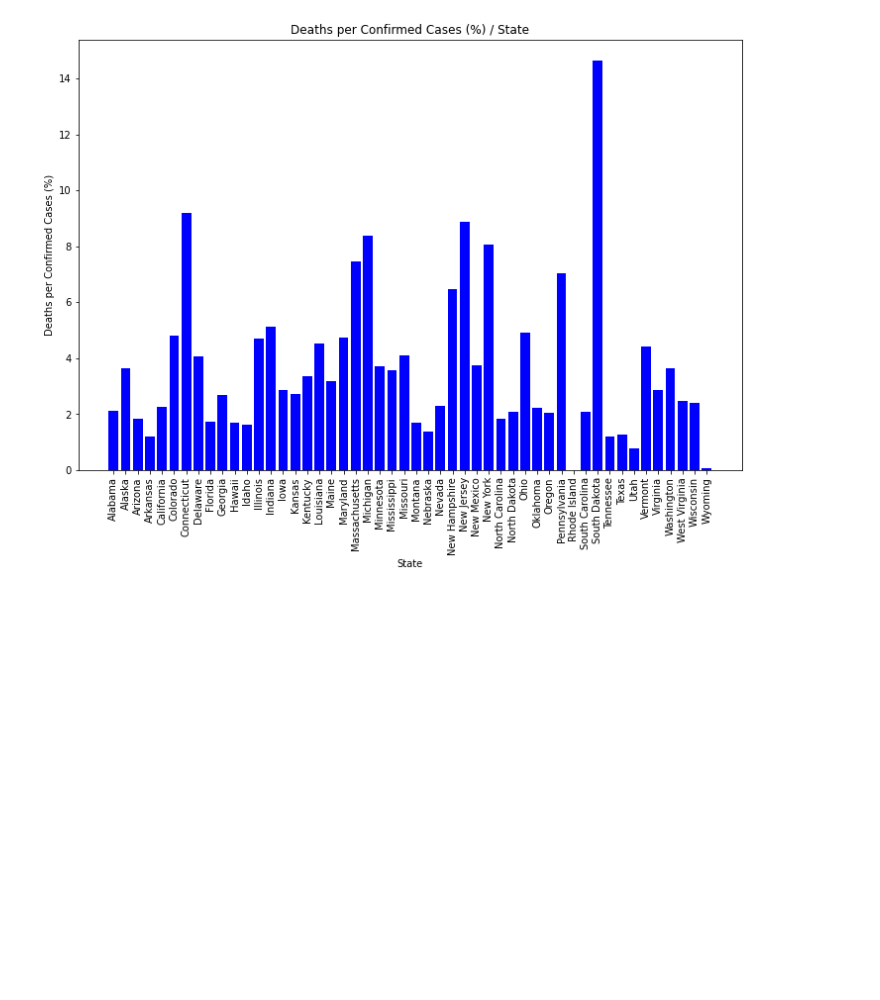
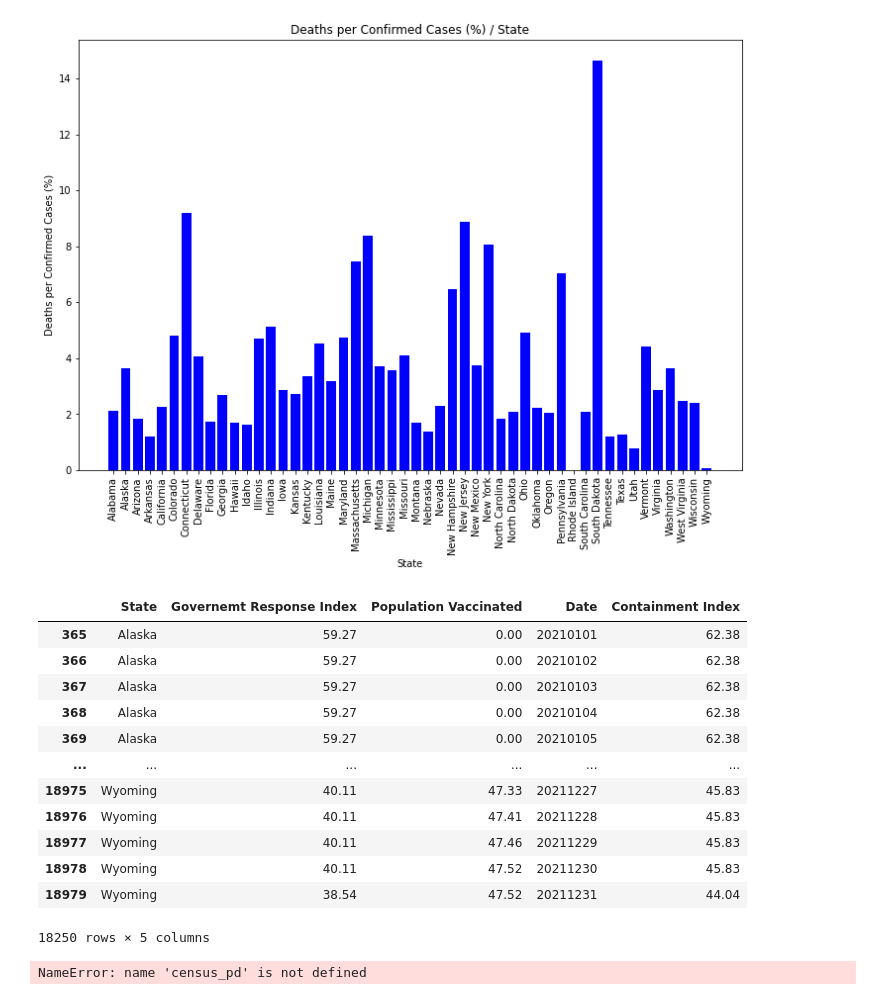
Before and after one commit to MechaBirdzilla/Project-1, a Jupyter notebook: dataframes.ipynb, the cells around one changed output. Saved outputs shown, nothing was run; the diff lists cells and outputs as text; code cells hidden in the pictures; blank space fills up the shorter version.

```diff
--- a/dataframes.ipynb
+++ b/dataframes.ipynb
@@ -173,3 +168,38 @@ plt.xticks(rotation="vertical")
 plt.show()
 # %% [output]
 [figure]
+# %%
+# csv path
+response_data = "./oxford_data.csv"
+
+#create dataframe
+state_data_df = pd.read_csv(response_data)
+state_data_df
+
+response_df_data = {
+"State": state_data_df["RegionName"],
+"Governemt Response Index": state_data_df["GovernmentResponseIndex_SimpleAverage_ForDisplay"],
+"Population Vaccinated": state_data_df["PopulationVaccinated"],
+"Date": state_data_df["Date"],
+"Containment Index": state_data_df["ContainmentHealthIndex_SimpleAverage_ForDisplay"]
+}
+
+response_df = pd.DataFrame(data=response_df_data)
+
+response_clean_df = response_df[response_df["State"].isin(states)]
+
+response_clean_df
+# %% [output]
+|  | State | Governemt Response Index | Population Vaccinated | Date | Containment Index |
+| 365 | Alaska | 59.27 | 0.00 | 20210101 | 62.38 |
+| 366 | Alaska | 59.27 | 0.00 | 20210102 | 62.38 |
+| 367 | Alaska | 59.27 | 0.00 | 20210103 | 62.38 |
+| 368 | Alaska | 59.27 | 0.00 | 20210104 | 62.38 |
+| 369 | Alaska | 59.27 | 0.00 | 20210105 | 62.38 |
+| ... | ... | ... | ... | ... | ... |
+| 18975 | Wyoming | 40.11 | 47.33 | 20211227 | 45.83 |
+| 18976 | Wyoming | 40.11 | 47.41 | 20211228 | 45.83 |
+| 18977 | Wyoming | 40.11 | 47.46 | 20211229 | 45.83 |
+| 18978 | Wyoming | 40.11 | 47.52 | 20211230 | 45.83 |
+| 18979 | Wyoming | 38.54 | 47.52 | 20211231 | 44.04 |
+18250 rows × 5 columns
@@ -175,0 +219,20 @@ plt.show()
+# %%
+vaccination_clean_df = vaccination_data_master_df.copy()
+
+# Filtering the data based on the last date,
+vaccination_clean_df = vaccination_clean_df.loc[vaccination_clean_df["Date"] == vaccination_clean_df["Date"].max(),:]
+vaccination_clean_df = vaccination_clean_df.loc[vaccination_clean_df["RegionName"] != "Washington DC",:]
+vaccination_clean_df = vaccination_clean_df.dropna(subset=["RegionName"])
+
+#Create a datafreame only RegionName", "Date", "ConfirmedCases", "ConfirmedDeaths", "StringencyIndex_Vaccinated", "GovernmentResponseIndex_Vaccinated_ForDisplay"
+
+vaccination_clean_df = vaccination_clean_df[["RegionName", "Date", "ConfirmedCases", "ConfirmedDeaths", "PopulationVaccinated", "GovernmentResponseIndex_Vaccinated_ForDisplay"]]
+
+
+##vaccination_clean4_df = vaccination_clean_df.groupby(by = ["RegionName"]).sum()
+
+vaccination_clean_df
+
+merged_df = pd.merge(vaccination_clean_df, census_pd, on=["Province_State", "State"], how="left")
+# %% [output]
+NameError: name 'census_pd' is not defined
```
Also changed, not shown: parts of 2 cells of this notebook, 2 other files.
